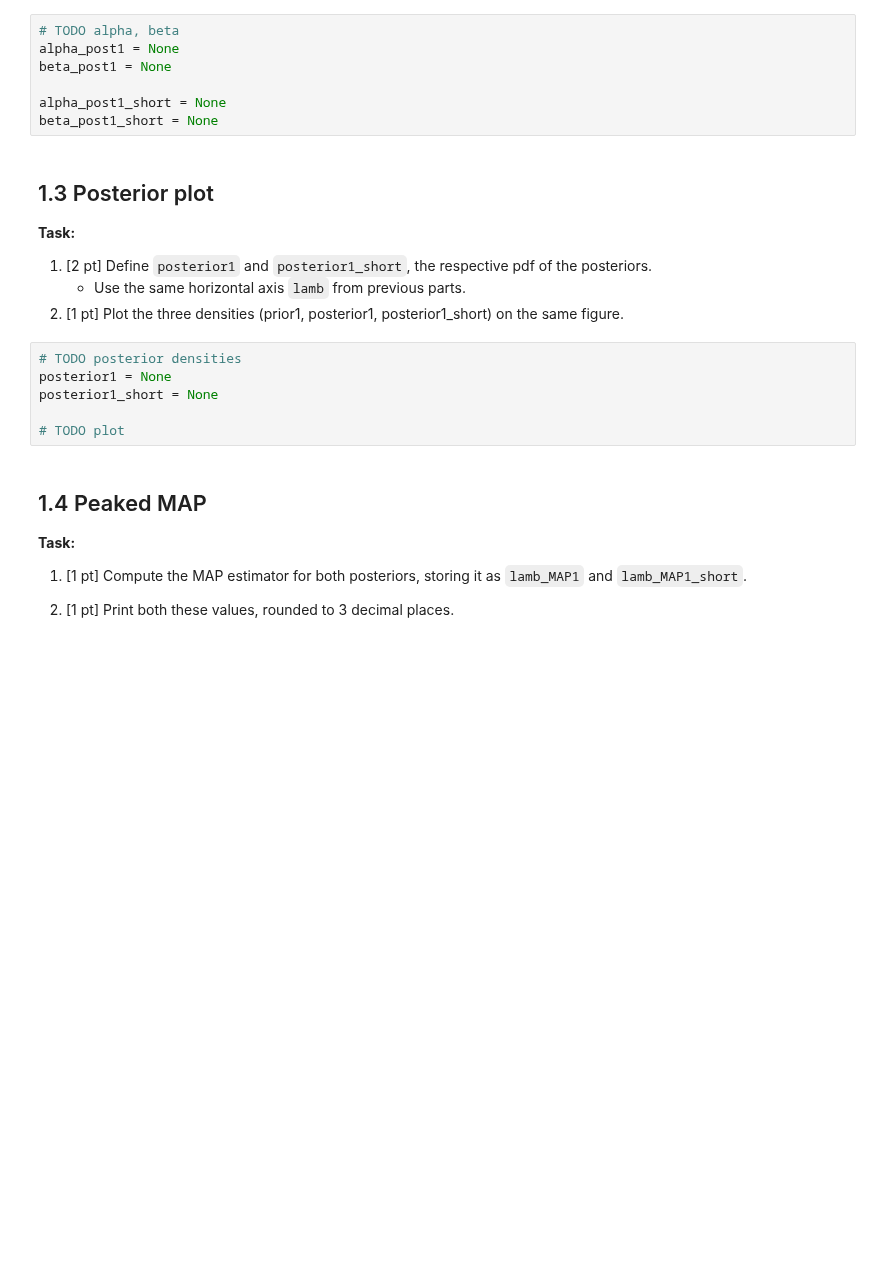
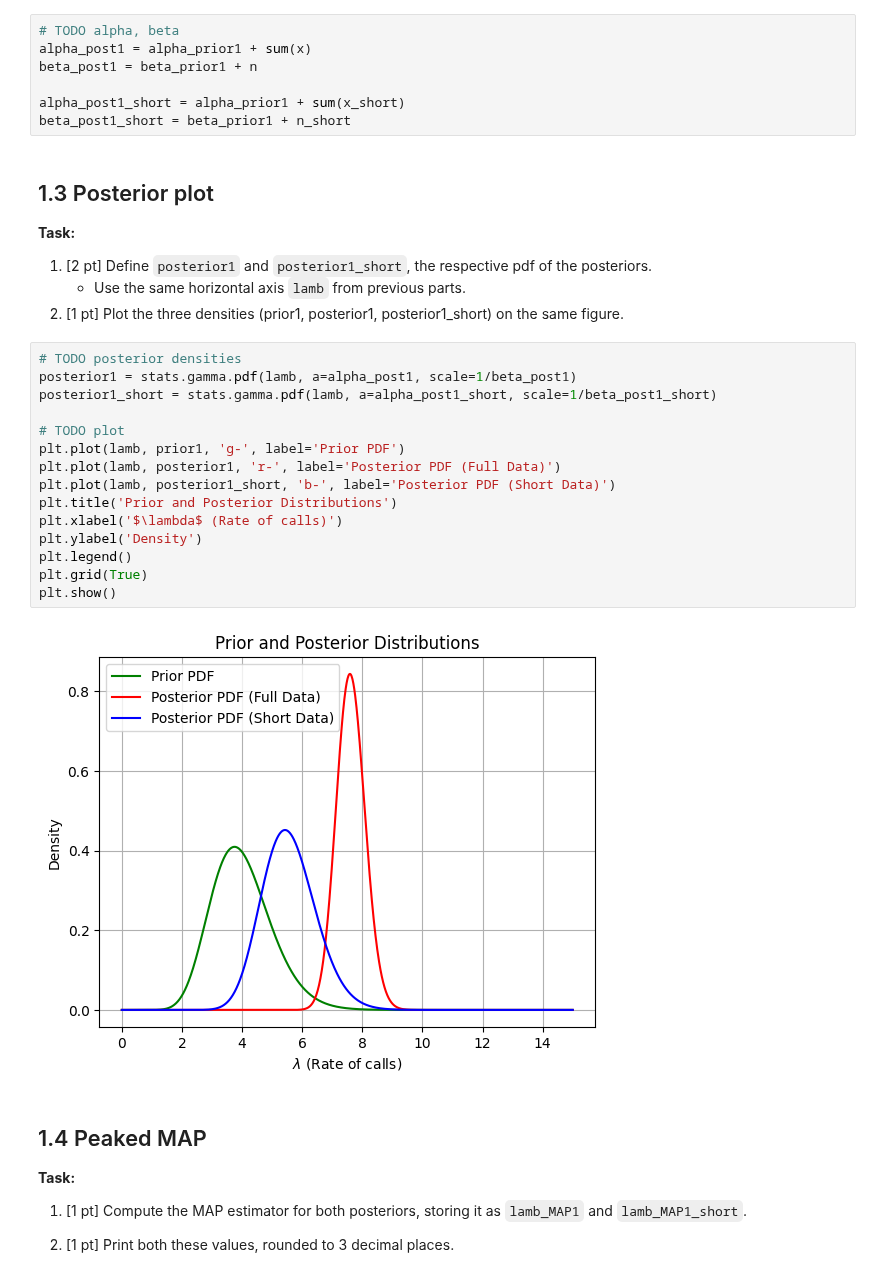
Before and after one commit to klxu03/ml-dl, a Jupyter notebook: data-sci/hw4/hw4-introds-sp24.ipynb, the cells around one changed output. Saved outputs shown, nothing was run; the diff lists cells and outputs as text; blank space fills up the shorter version.

Commit message:
data sci hw4 in

````diff
--- a/data-sci/hw4/hw4-introds-sp24.ipynb
+++ b/data-sci/hw4/hw4-introds-sp24.ipynb
@@ -118,11 +134,11 @@ Let the posterior parameters be
 [2 pt] Define ```alpha_post1```, ```beta_post1```, ```alpha_post1_short```, and ```beta_post1_short``` using the formula in the introduction.
 # %%
 # TODO alpha, beta
-alpha_post1 = None
-beta_post1 = None
+alpha_post1 = alpha_prior1 + sum(x)
+beta_post1 = beta_prior1 + n
 
-alpha_post1_short = None
-beta_post1_short = None
+alpha_post1_short = alpha_prior1 + sum(x_short)
+beta_post1_short = beta_prior1 + n_short
 # %% [markdown]
 ## 1.3 Posterior plot
 
@@ -131,12 +147,23 @@ beta_post1_short = None
 1. [2 pt] Define ```posterior1``` and ```posterior1_short```, the respective pdf of the posteriors.
     - Use the same horizontal axis ```lamb``` from previous parts.
 2. [1 pt] Plot the three densities (prior1, posterior1, posterior1_short) on the same figure.
-# %%
-# TODO posterior densities
-posterior1 = None
-posterior1_short = None
-
-# TODO plot
+# %%
+# TODO posterior densities
+posterior1 = stats.gamma.pdf(lamb, a=alpha_post1, scale=1/beta_post1)
+posterior1_short = stats.gamma.pdf(lamb, a=alpha_post1_short, scale=1/beta_post1_short)
+
+# TODO plot
+plt.plot(lamb, prior1, 'g-', label='Prior PDF')
+plt.plot(lamb, posterior1, 'r-', label='Posterior PDF (Full Data)')
+plt.plot(lamb, posterior1_short, 'b-', label='Posterior PDF (Short Data)')
+plt.title('Prior and Posterior Distributions')
+plt.xlabel('$\lambda$ (Rate of calls)')
+plt.ylabel('Density')
+plt.legend()
+plt.grid(True)
+plt.show()
+# %% [output]
+[figure, added]
 # %% [markdown]
 ## 1.4 Peaked MAP
 **Task:**
````
Also changed, not shown: parts of 15 cells of this notebook, 1 other file.
